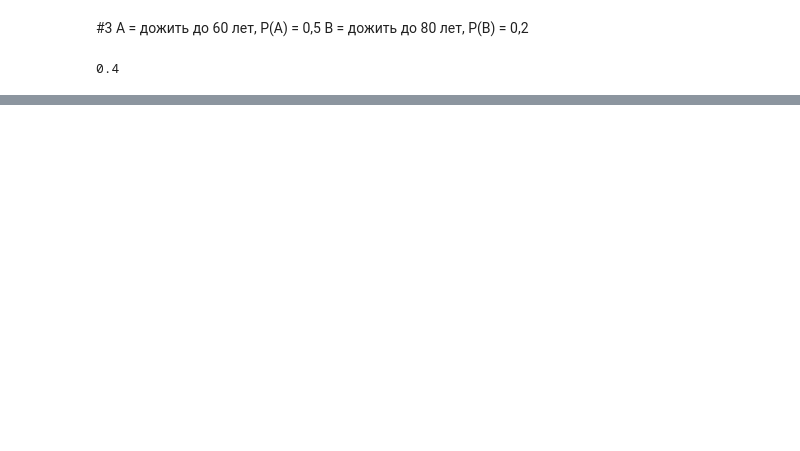
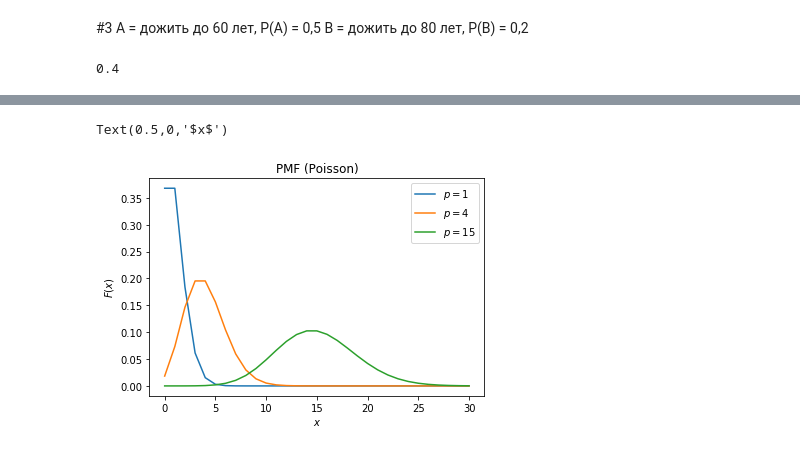
Before and after one commit to mynvb/hwpy, a Jupyter notebook: hw1-probability.ipynb, the cells around one changed output, grey strips where cells are left out. Drawn from its saved outputs; the diff is of its cells as text; code cells hidden in the pictures; blank space fills up the shorter version.

```diff
--- a/hw1-probability.ipynb
+++ b/hw1-probability.ipynb
@@ -109,2 +95,13 @@ Text(0.5,0,'$x$')
+# %%
+for p in [1,4,15]:
+    poisson_pmf = sts.poisson(p).pmf(x)
+    plt.plot(x, poisson_pmf, label = "$p=%s$" % (p))
+plt.legend()
+plt.title("PMF (Poisson)")
+plt.ylabel('$F(x)$')
+plt.xlabel('$x$')
+# %% [output]
+Text(0.5,0,'$x$')
+[figure, added]
 # %%
 x = np.linspace(0,10,100)
```
Also changed, not shown: parts of 15 cells of this notebook.
